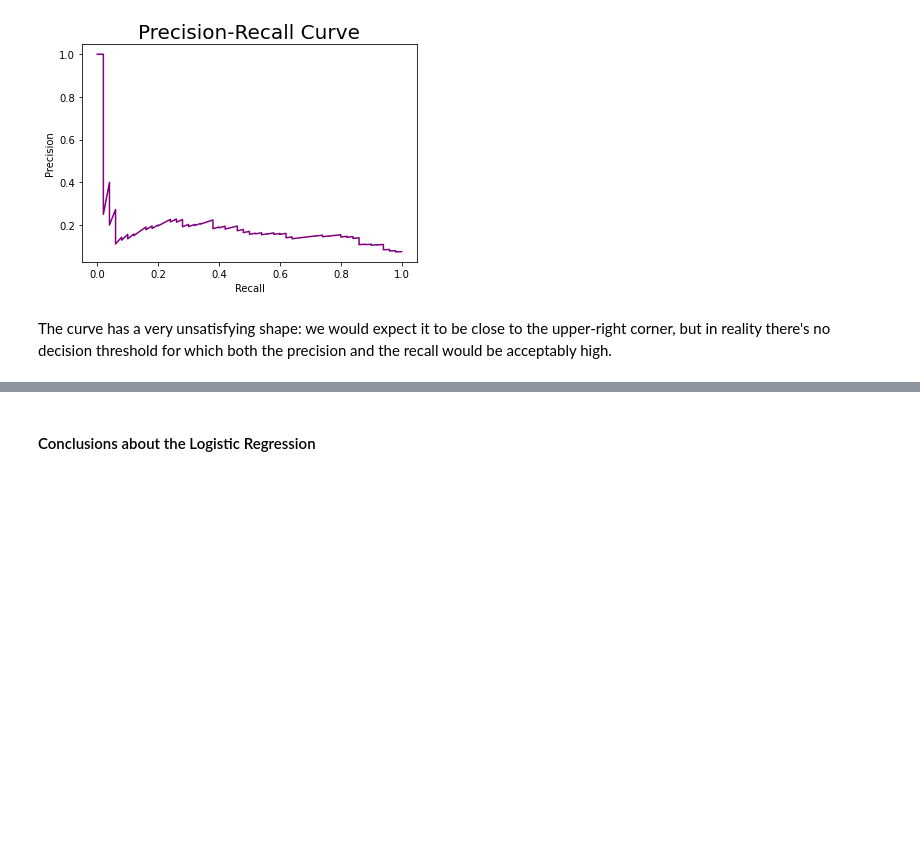
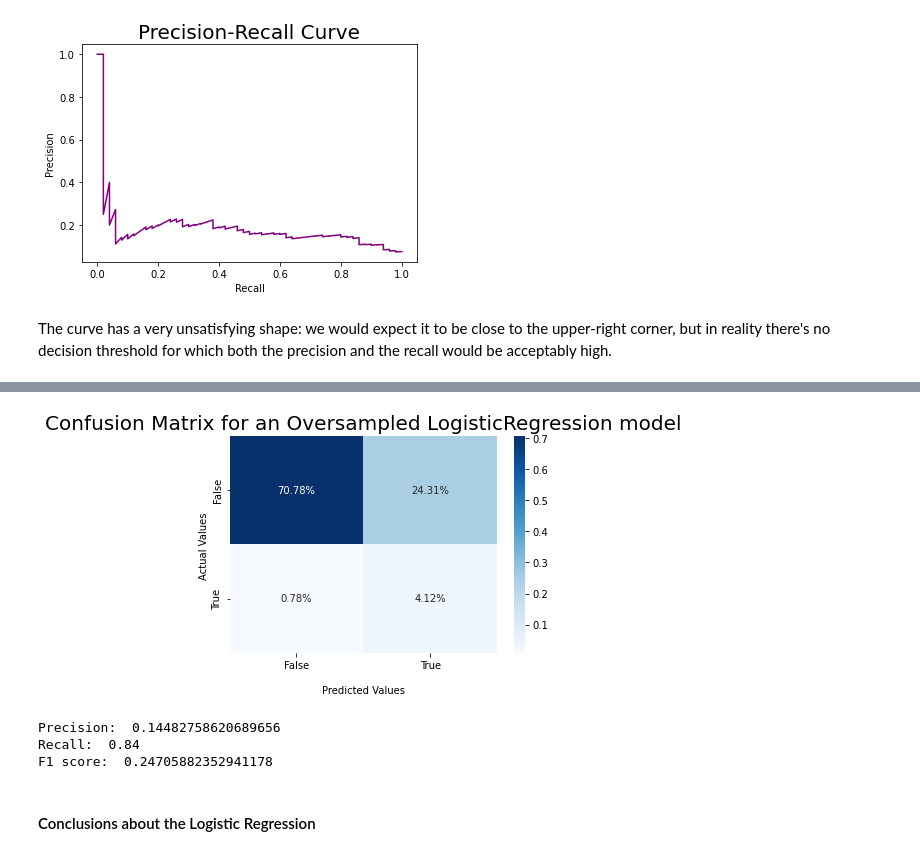
Before and after one commit to bori00/Stroke-Predictor, a Jupyter notebook: Stroke_Predictor_ML_Only.ipynb, the cells around one changed output, grey strips where cells are left out. Saved outputs shown, nothing was run; the diff lists cells and outputs as text; code cells hidden in the pictures; blank space fills up the shorter version.

```diff
--- a/Stroke_Predictor_ML_Only.ipynb
+++ b/Stroke_Predictor_ML_Only.ipynb
@@ -663,3 +674,16 @@ The curve has a very unsatisfying shape: we would expect it to be close to the u
+# %%
+ovs_log_reg.fit(ovs_X_train1, ovs_y_train1)
+
+y_pred = ovs_log_reg.predict(X_valid1)
+
+conf_mat = confusion_matrix(y_valid1, y_pred)
+plot_confusion_matrix_with_percentages(conf_mat, "Confusion Matrix for an Oversampled LogisticRegression model")
+print_metrics(y_valid1, y_pred)
+# %% [output]
+[figure, added]
+Precision:  0.14482758620689656
+Recall:  0.84
+F1 score:  0.24705882352941178
 # %% [markdown]
 #### Conclusions about the Logistic Regression
 # %% [markdown]
```
Also changed, not shown: parts of 4 cells of this notebook.
